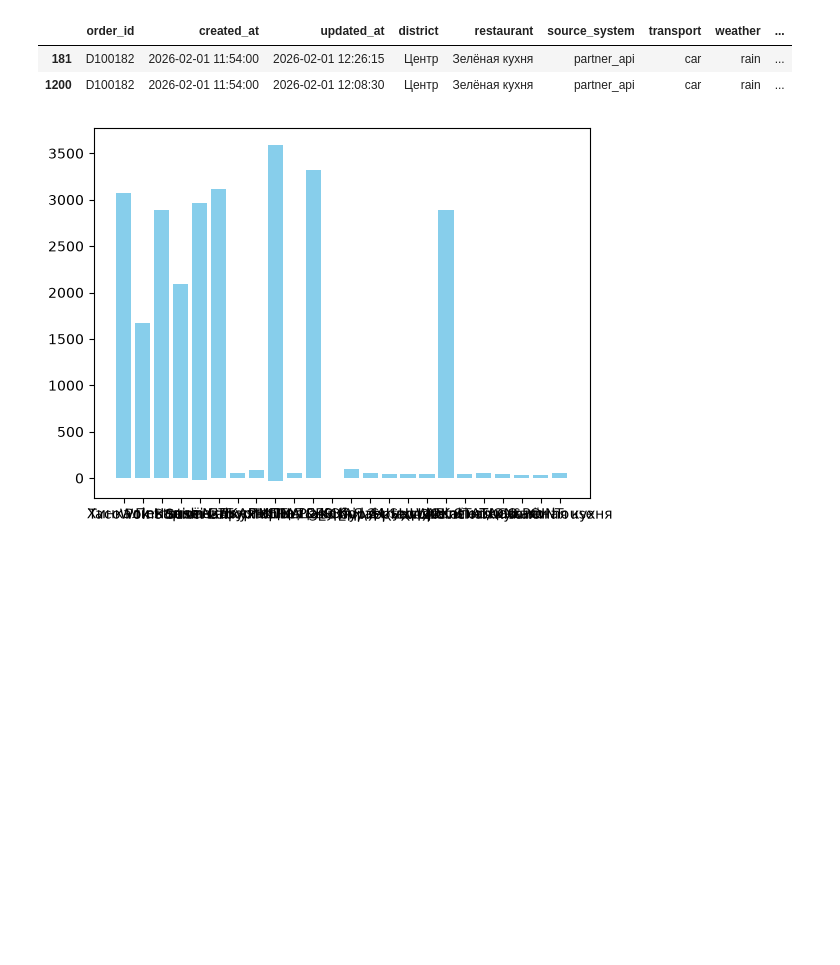
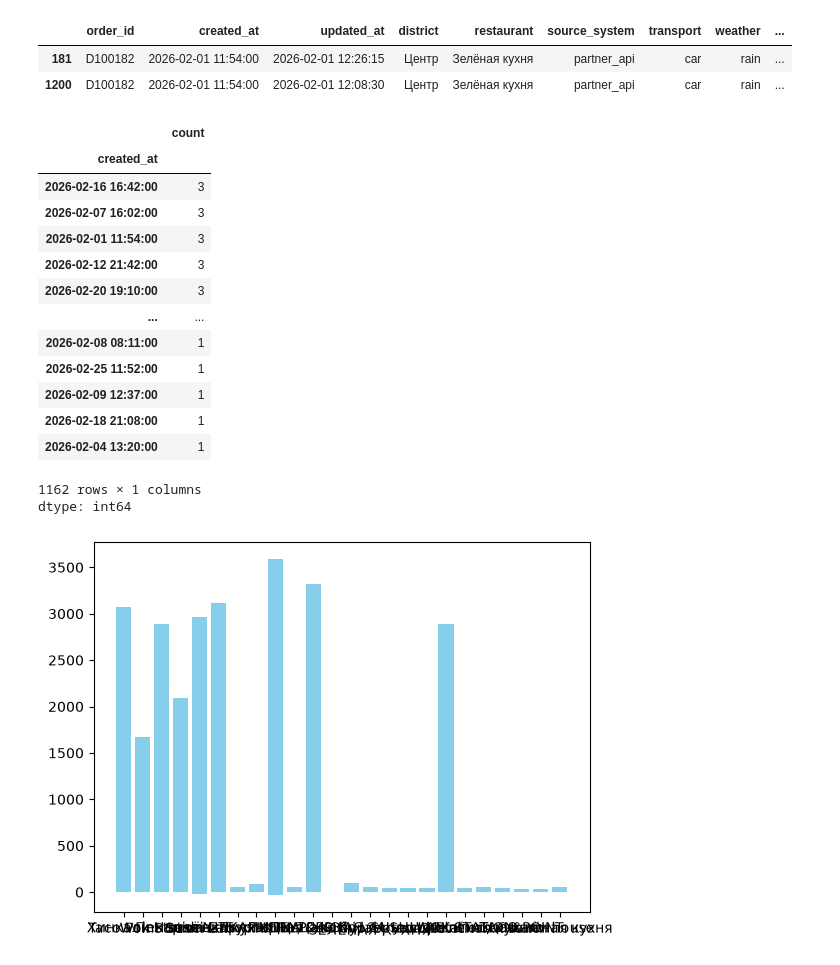
Before and after one commit to MEDBEDGITHUB/eda_project_yanakurierovnikogda, a Jupyter notebook: main.ipynb, the cells around one changed output. Drawn from its saved outputs; the diff is of its cells as text; code cells hidden in the pictures; blank space fills up the shorter version.

```diff
--- a/main.ipynb
+++ b/main.ipynb
@@ -93,6 +93,24 @@ df[df.order_id == "D100182"]
 |  | order_id | created_at | updated_at | district | restaurant | source_system | transport | weather | ... |
 | 181 | D100182 | 2026-02-01 11:54:00 | 2026-02-01 12:26:15 | Центр | Зелёная кухня | partner_api | car | rain | ... |
 | 1200 | D100182 | 2026-02-01 11:54:00 | 2026-02-01 12:08:30 | Центр | Зелёная кухня | partner_api | car | rain | ... |
+# %%
+df.created_at.value_counts()
+# %% [output]
+|  | count |
+| created_at |  |
+| 2026-02-16 16:42:00 | 3 |
+| 2026-02-07 16:02:00 | 3 |
+| 2026-02-01 11:54:00 | 3 |
+| 2026-02-12 21:42:00 | 3 |
+| 2026-02-20 19:10:00 | 3 |
+| ... | ... |
+| 2026-02-08 08:11:00 | 1 |
+| 2026-02-25 11:52:00 | 1 |
+| 2026-02-09 12:37:00 | 1 |
+| 2026-02-18 21:08:00 | 1 |
+| 2026-02-04 13:20:00 | 1 |
+1162 rows × 1 columns
+dtype: int64
 # %%
 import matplotlib.pyplot as plt
 # %%
```
